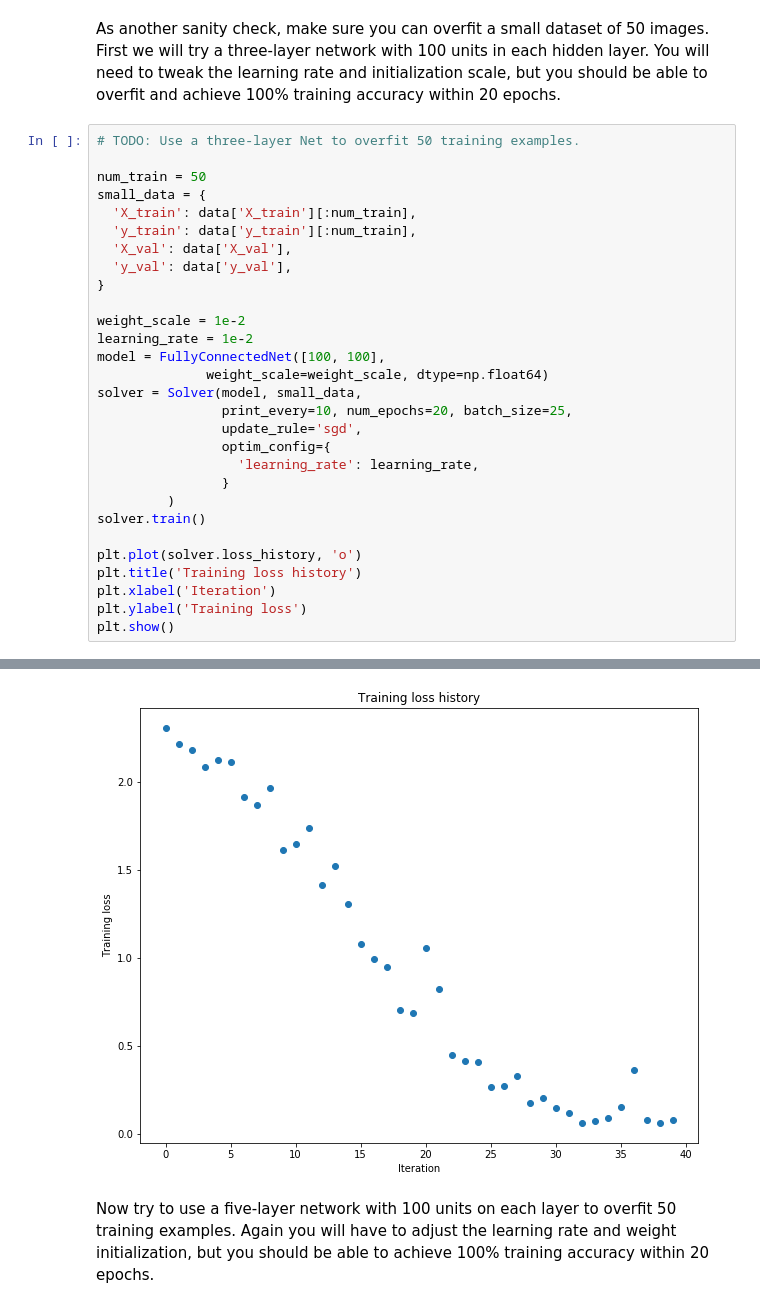
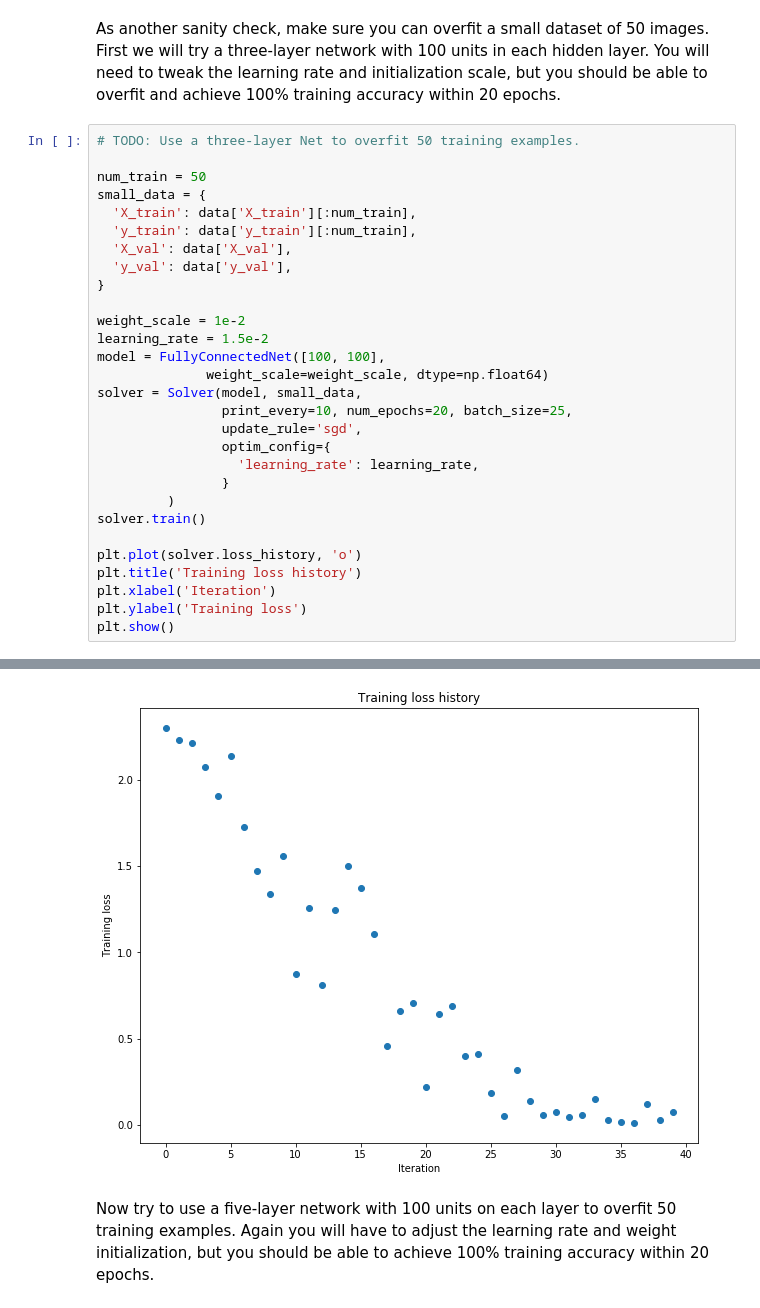
Before and after one commit to udisch/cs231, a Jupyter notebook: assignment2/FullyConnectedNets.ipynb, the cells around one changed output, grey strips where cells are left out. Cells and saved outputs as stored; diff of their text form.

```diff
--- a/assignment2/FullyConnectedNets.ipynb
+++ b/assignment2/FullyConnectedNets.ipynb
@@ -430,7 +427,7 @@ small_data = {
 }
 
 weight_scale = 1e-2
-learning_rate = 1e-2
+learning_rate = 1.5e-2
 model = FullyConnectedNet([100, 100],
               weight_scale=weight_scale, dtype=np.float64)
 solver = Solver(model, small_data,
@@ -468,4 +465,4 @@ plt.show()
-[figure, old version]
+[figure, new version]
 # %% [markdown]
 Now try to use a five-layer network with 100 units on each layer to overfit 50 training examples. Again you will have to adjust the learning rate and weight initialization, but you should be able to achieve 100% training accuracy within 20 epochs.
 # %%
```
Also changed, not shown: parts of 5 cells of this notebook, 1 other file.
